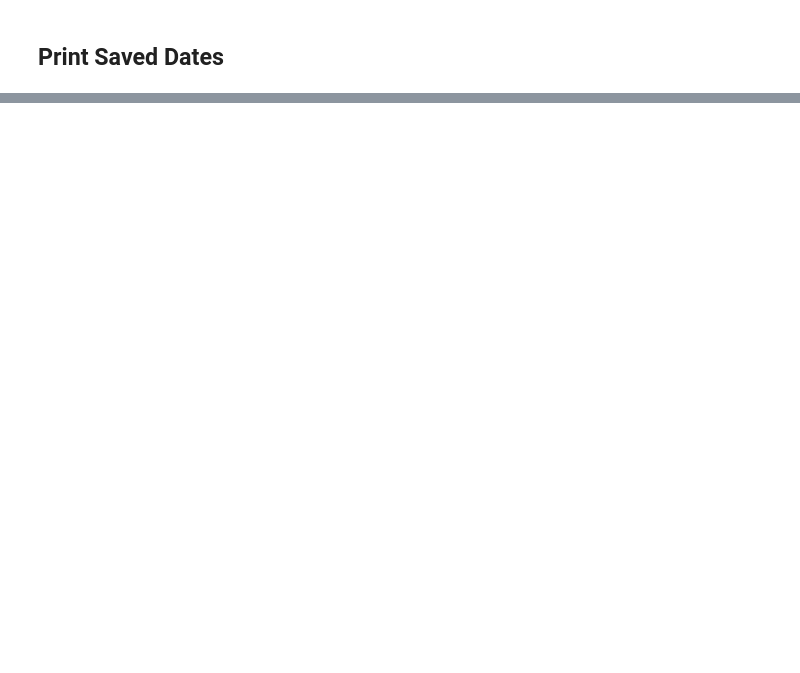
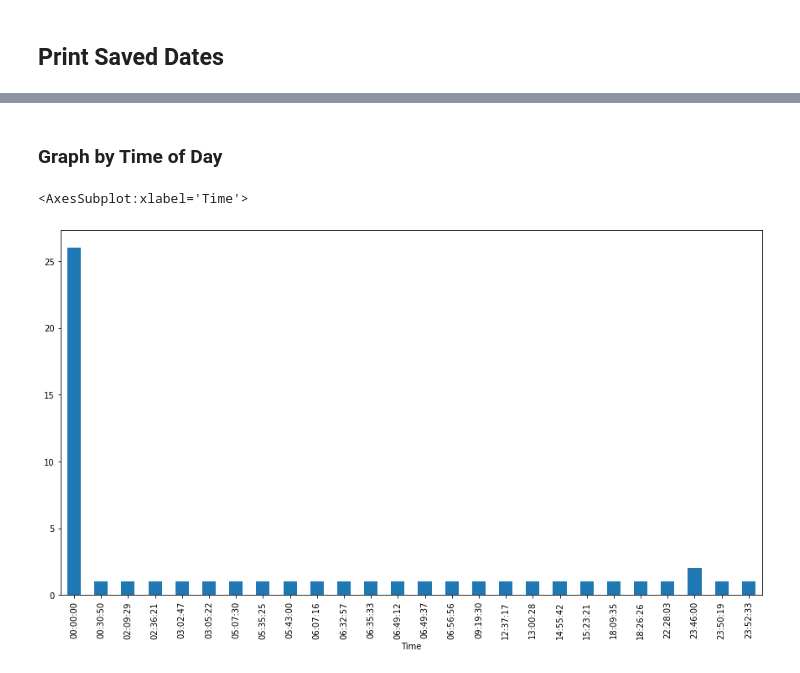
Before and after one commit to gbikram/Jupyter-Threat-Intel, a Jupyter notebook: IOCTimeline/IOCTimeline.ipynb, the cells around one changed output, grey strips where cells are left out. Cells and saved outputs as stored; diff of their text form; code cells hidden in the pictures; blank space fills up the shorter version.

Commit message:
IOCTimeline - Add time graphs

```diff
--- a/IOCTimeline/IOCTimeline.ipynb
+++ b/IOCTimeline/IOCTimeline.ipynb
@@ -90,0 +115,9 @@ df.sort_values(by=['Date'])
+# %% [markdown]
+### Graph by Time of Day
+# %%
+without_date = df['Date'].apply( lambda d : d.time() )
+df['Time'] = without_date
+df.groupby(['Time']).count()['IOC'].plot(kind='bar', figsize=[15,8])
+# %% [output]
+<AxesSubplot:xlabel='Time'>
+[figure, added]
```
Also changed, not shown: parts of 8 cells of this notebook, 3 other files.
